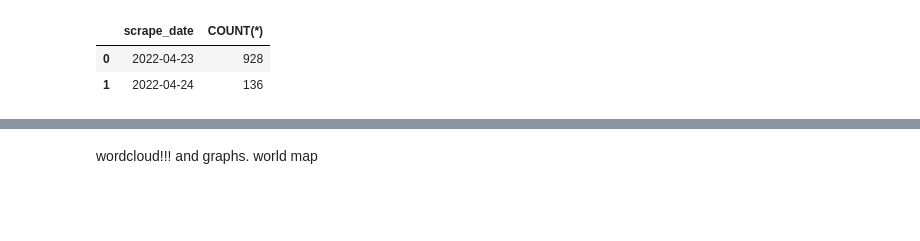
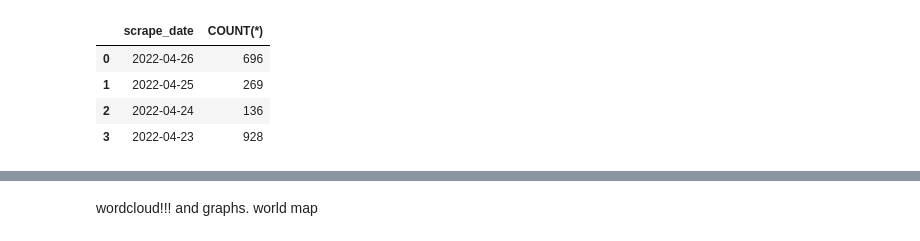
Before and after one commit to rbtroselli/jobs-scraper, a Jupyter notebook: analysis.ipynb, the cells around one changed output, grey strips where cells are left out. Drawn from its saved outputs; the diff is of its cells as text; code cells hidden in the pictures; blank space fills up the shorter version.

```diff
--- a/analysis.ipynb
+++ b/analysis.ipynb
@@ -134,19 +134,21 @@ df
 # %%
 df = pd.read_sql("""
     SELECT
         scrape_date,
         COUNT(*)
     FROM
         jobs
     GROUP BY
         scrape_date
     ORDER BY
-        count(*) DESC   """,con=connection)
+        scrape_date DESC   """,con=connection)
 df
 # %% [output]
 |  | scrape_date | COUNT(*) |
-| 0 | 2022-04-23 | 928 |
-| 1 | 2022-04-24 | 136 |
+| 0 | 2022-04-26 | 696 |
+| 1 | 2022-04-25 | 269 |
+| 2 | 2022-04-24 | 136 |
+| 3 | 2022-04-23 | 928 |
 # %%
 df = pd.read_sql("""
     SELECT
```
Also changed, not shown: parts of 6 cells of this notebook.
